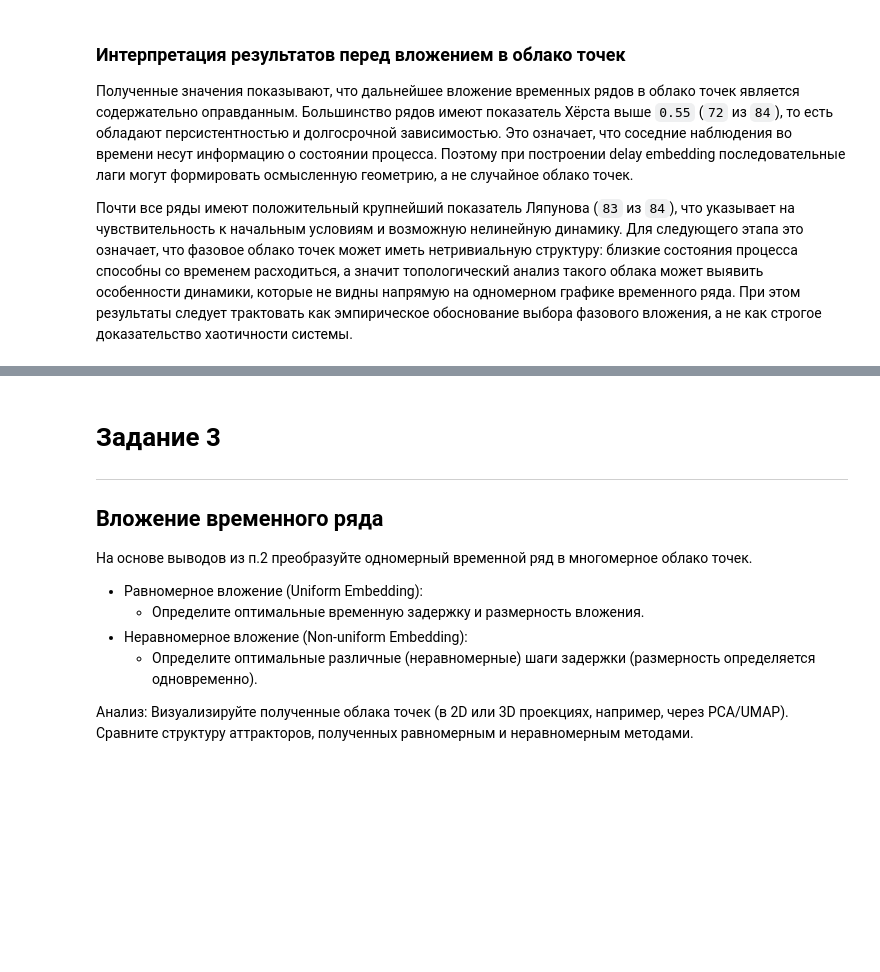
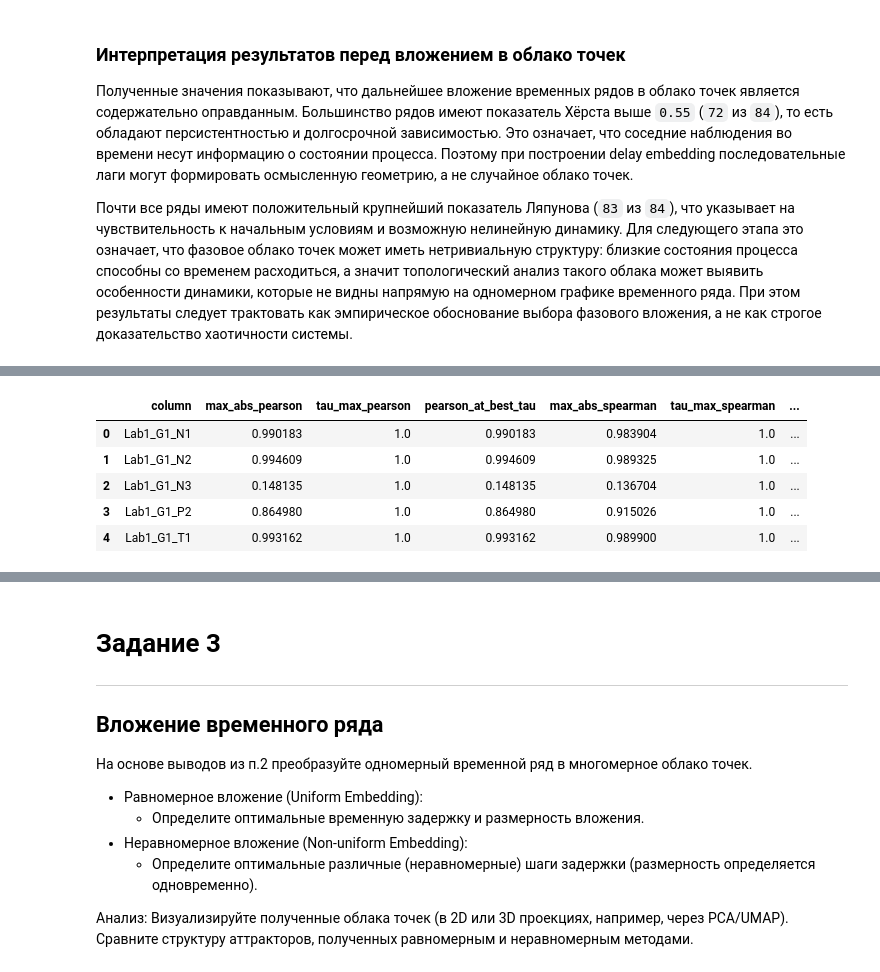
Before and after one commit to timofeevAS/tda-2026, a Jupyter notebook: tda.ipynb, the cells around one changed output, grey strips where cells are left out. Cells and saved outputs as stored; diff of their text form; code cells hidden in the pictures; blank space fills up the shorter version.

```diff
--- a/tda.ipynb
+++ b/tda.ipynb
@@ -239,0 +364,52 @@ display(process_report["lyapunov_type"].value_counts().to_frame("count"))
+# %%
+def summarize_lag_linearity(group):
+    """
+    Сводка по одному временному ряду.
+    """
+    best_pearson_row = group.loc[group["pearson_abs"].idxmax()]
+    best_spearman_row = group.loc[group["spearman_abs"].idxmax()]
+
+    if group["nmi"].notna().any():
+        best_nmi_row = group.loc[group["nmi"].idxmax()]
+        max_nmi = best_nmi_row["nmi"]
+        tau_max_nmi = best_nmi_row["tau"]
+        pearson_at_max_nmi = best_nmi_row["pearson_corr"]
+    else:
+        max_nmi = np.nan
+        tau_max_nmi = np.nan
+        pearson_at_max_nmi = np.nan
+
+    return pd.Series({
+        "max_abs_pearson": best_pearson_row["pearson_abs"],
+        "tau_max_pearson": best_pearson_row["tau"],
+        "pearson_at_best_tau": best_pearson_row["pearson_corr"],
+
+        "max_abs_spearman": best_spearman_row["spearman_abs"],
+        "tau_max_spearman": best_spearman_row["tau"],
+        "spearman_at_best_tau": best_spearman_row["spearman_corr"],
+
+        "max_nmi": max_nmi,
+        "tau_max_nmi": tau_max_nmi,
+        "pearson_at_max_nmi": pearson_at_max_nmi,
+
+        "mean_abs_pearson": group["pearson_abs"].mean(),
+        "mean_abs_spearman": group["spearman_abs"].mean(),
+        "mean_nmi": group["nmi"].mean(),
+    })
+
+
+linearity_summary = (
+    lag_linearity_report
+    .groupby("column")
+    .apply(summarize_lag_linearity)
+    .reset_index()
+)
+
+display(linearity_summary.head())
+# %% [output]
+|  | column | max_abs_pearson | tau_max_pearson | pearson_at_best_tau | max_abs_spearman | tau_max_spearman | ... |
+| 0 | Lab1_G1_N1 | 0.990183 | 1.0 | 0.990183 | 0.983904 | 1.0 | ... |
+| 1 | Lab1_G1_N2 | 0.994609 | 1.0 | 0.994609 | 0.989325 | 1.0 | ... |
+| 2 | Lab1_G1_N3 | 0.148135 | 1.0 | 0.148135 | 0.136704 | 1.0 | ... |
+| 3 | Lab1_G1_P2 | 0.864980 | 1.0 | 0.864980 | 0.915026 | 1.0 | ... |
+| 4 | Lab1_G1_T1 | 0.993162 | 1.0 | 0.993162 | 0.989900 | 1.0 | ... |
```
Also changed, not shown: parts of 7 cells of this notebook.
